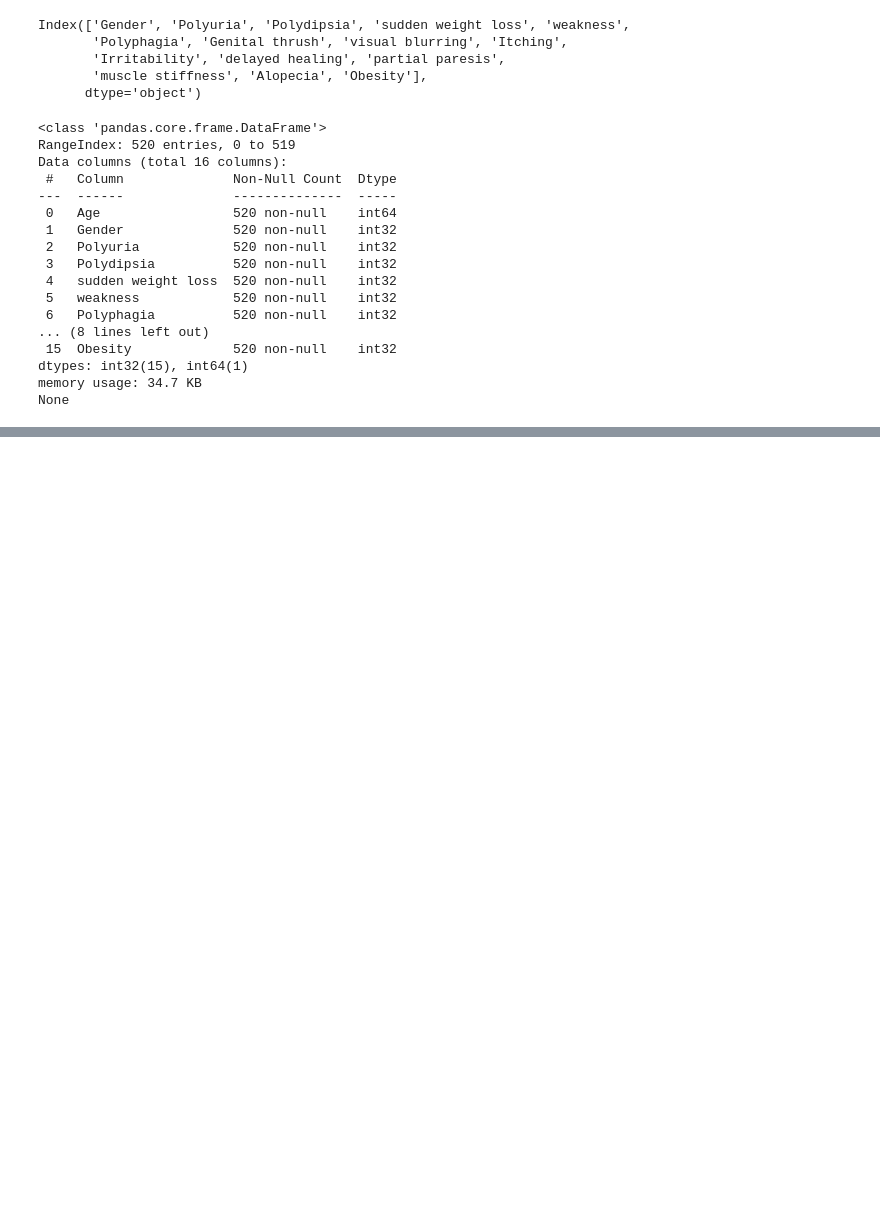
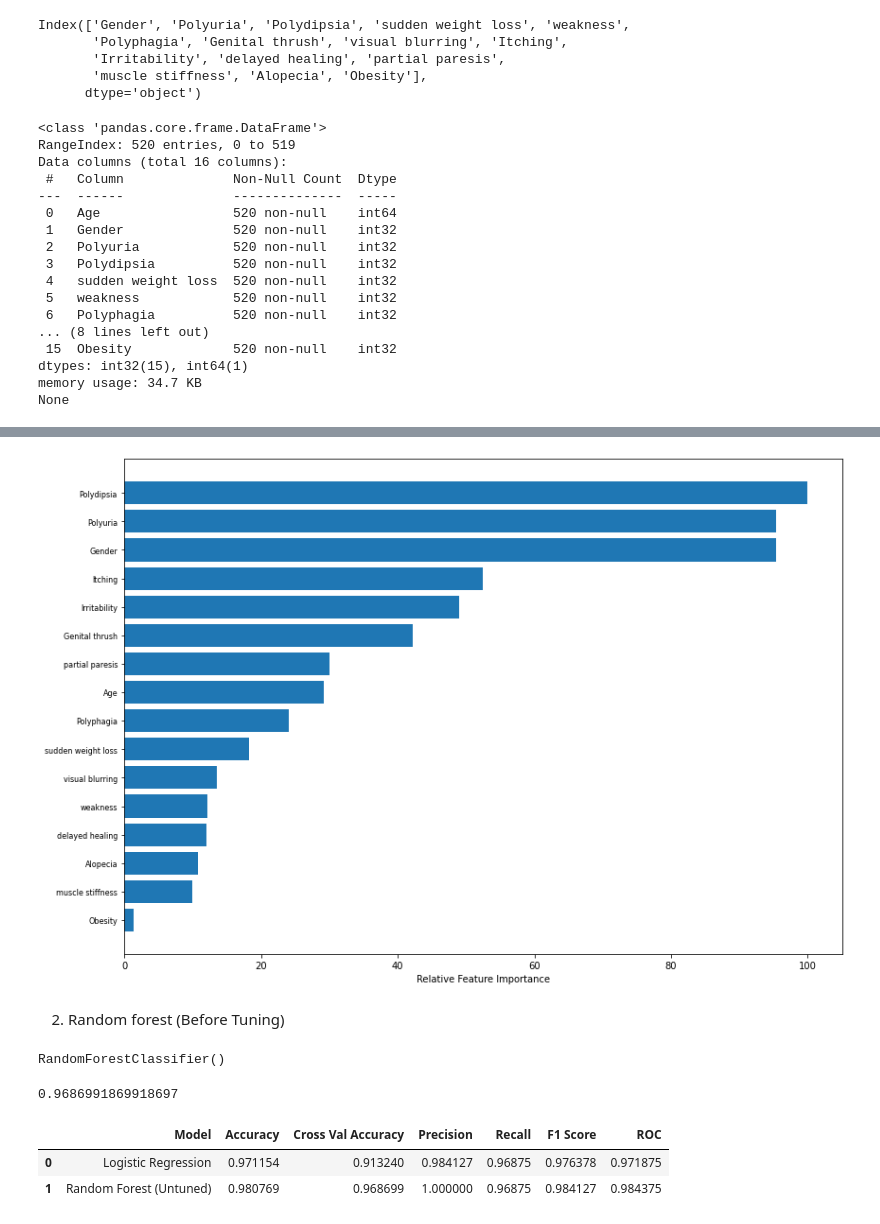
Before and after one commit to VigneshwaranBS/Early-Stage-Diabetes-Prediction, a Jupyter notebook: Early Stage Diabetes Prediction.ipynb, the cells around one changed output, grey strips where cells are left out. Cells and saved outputs as stored; diff of their text form; code cells hidden in the pictures; blank space fills up the shorter version.

```diff
--- a/Early Stage Diabetes Prediction.ipynb
+++ b/Early Stage Diabetes Prediction.ipynb
@@ -303,0 +394,48 @@ None
+# %%
+feature_importance = abs(logi.coef_[0])
+feature_importance = 100.0 * (feature_importance / feature_importance.max())
+sorted_idx = np.argsort(feature_importance)
+pos = np.arange(sorted_idx.shape[0]) + .3
+
+featfig = plt.figure(figsize=(12,8))
+featax = featfig.add_subplot(1, 1, 1)
+featax.barh(pos, feature_importance[sorted_idx], align='center')
+featax.set_yticks(pos)
+featax.set_yticklabels(np.array(X_train.columns)[sorted_idx], fontsize=8)
+featax.set_xlabel('Relative Feature Importance')
+
+plt.tight_layout()
+plt.show()
+# %% [output]
+[figure, added]
+# %% [markdown]
+2. Random forest (Before Tuning)
+# %%
+rf = RandomForestClassifier(criterion='gini',n_estimators=100)
+rf.fit(X_train,y_train)
+# %% [output]
+RandomForestClassifier()
+# %%
+kfold = model_selection.KFold(n_splits=10, random_state=7, shuffle=True)
+scoring = 'accuracy'
+
+acc_rf = cross_val_score(estimator = rf, X = X_train, y = y_train, cv = kfold,scoring=scoring)
+acc_rf.mean()
+# %% [output]
+0.9686991869918697
+# %%
+y_predict_r = rf.predict(X_test)
+roc=roc_auc_score(y_test, y_predict_r)
+acc = accuracy_score(y_test, y_predict_r)
+prec = precision_score(y_test, y_predict_r)
+rec = recall_score(y_test, y_predict_r)
+f1 = f1_score(y_test, y_predict_r)
+
+model_results = pd.DataFrame([['Random Forest (Untuned)',acc, acc_rf.mean(),prec,rec, f1,roc]],
+               columns = ['Model', 'Accuracy','Cross Val Accuracy', 'Precision', 'Recall', 'F1 Score','ROC'])
+results = results.append(model_results, ignore_index = True)
+results
+# %% [output]
+|  | Model | Accuracy | Cross Val Accuracy | Precision | Recall | F1 Score | ROC |
+| 0 | Logistic Regression | 0.971154 | 0.913240 | 0.984127 | 0.96875 | 0.976378 | 0.971875 |
+| 1 | Random Forest (Untuned) | 0.980769 | 0.968699 | 1.000000 | 0.96875 | 0.984127 | 0.984375 |
```
Also changed, not shown: parts of 33 cells of this notebook.
